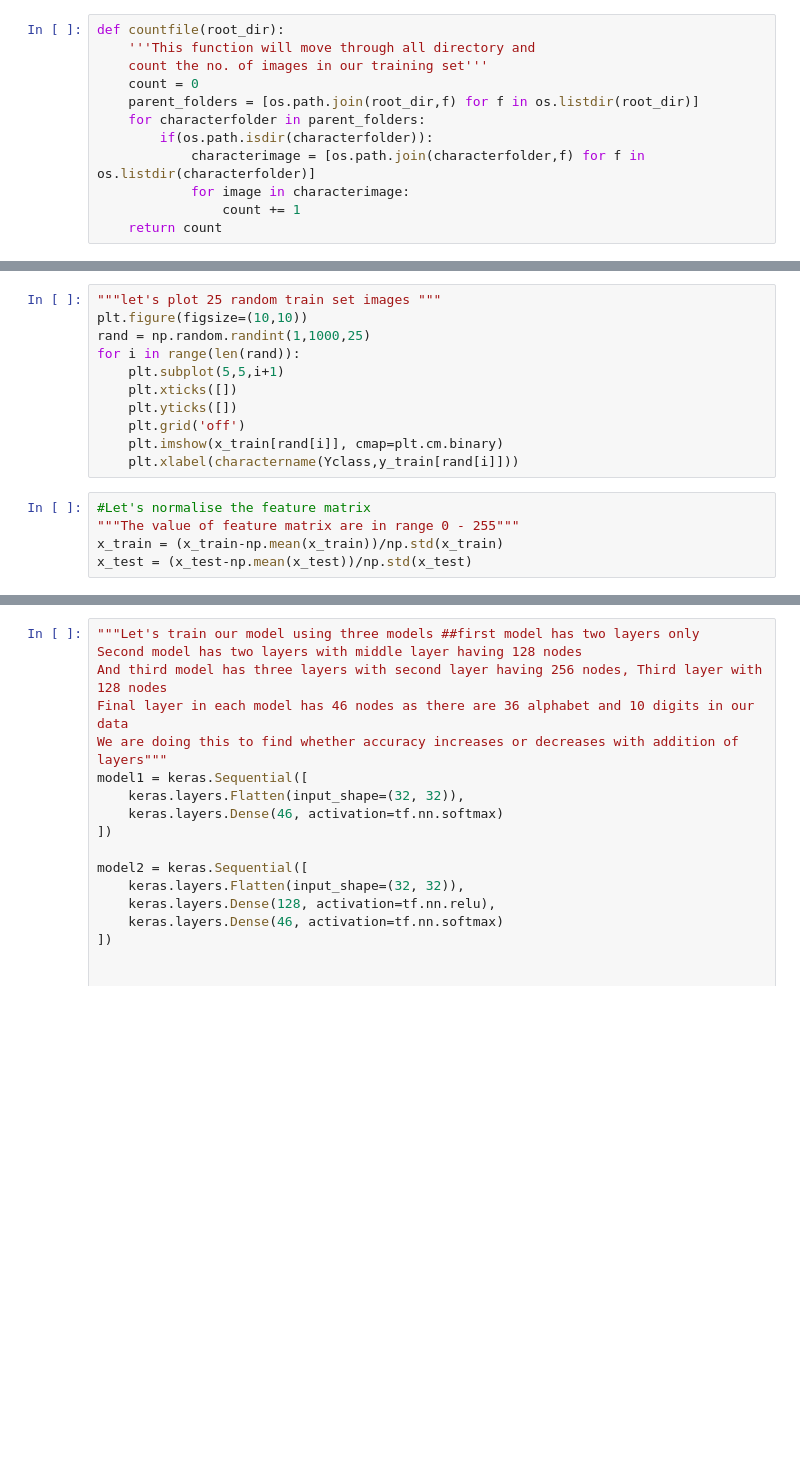
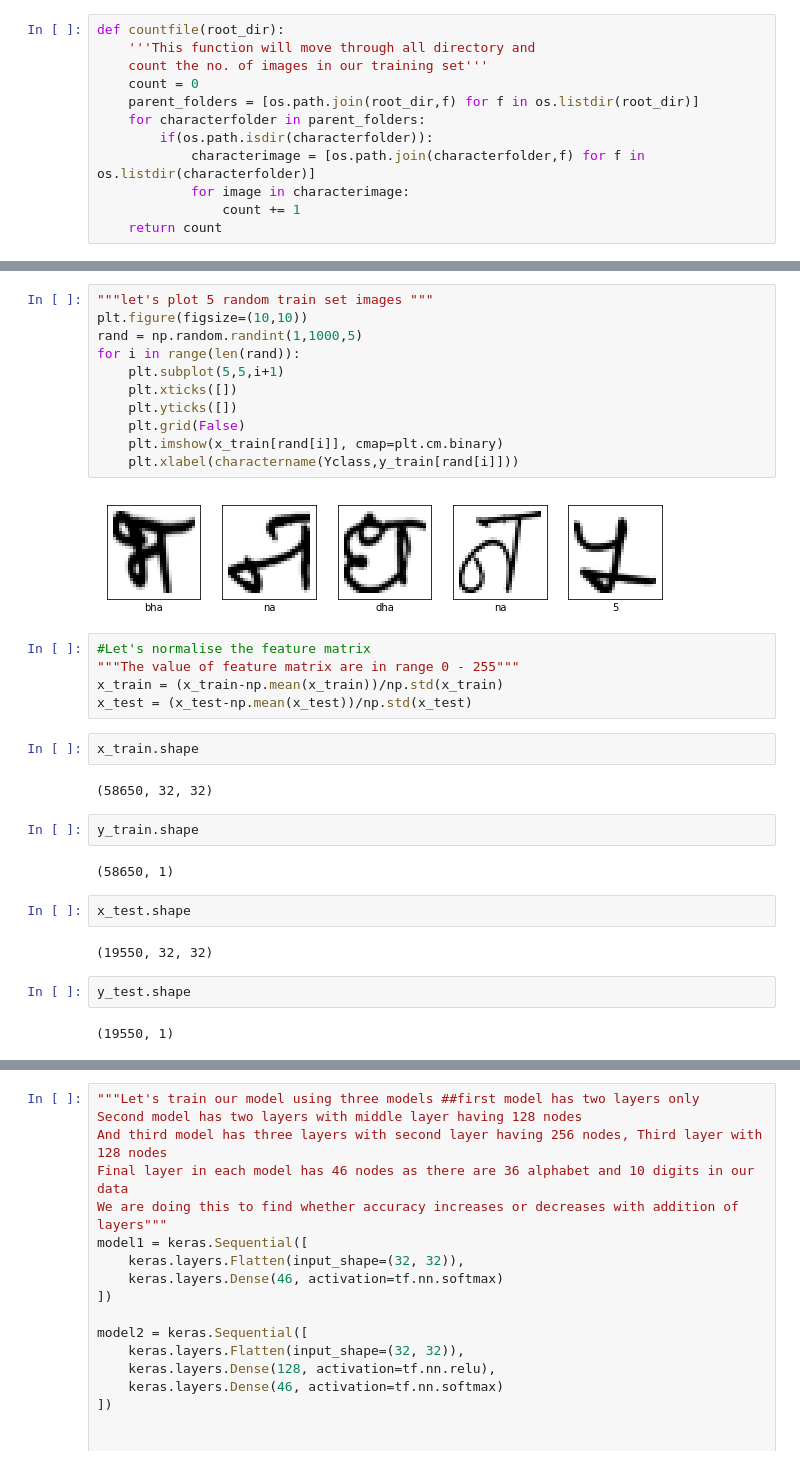
Before and after one commit to phenilb/Devanagari-Handwritten-Character-Recognition, a Jupyter notebook: devnagri-dataset.ipynb, the cells around one changed output, grey strips where cells are left out. Cells and saved outputs as stored; diff of their text form; blank space fills up the shorter version.

```diff
--- a/devnagri-dataset.ipynb
+++ b/devnagri-dataset.ipynb
@@ -80,16 +183,34 @@ plt.xlabel(charactername(Yclass,y_train[rand]))
 # %%
-"""let's plot 25 random train set images """
+"""let's plot 5 random train set images """
 plt.figure(figsize=(10,10))
-rand = np.random.randint(1,1000,25)
+rand = np.random.randint(1,1000,5)
 for i in range(len(rand)):
     plt.subplot(5,5,i+1)
     plt.xticks([])
     plt.yticks([])
-    plt.grid('off')
+    plt.grid(False)
     plt.imshow(x_train[rand[i]], cmap=plt.cm.binary)
     plt.xlabel(charactername(Yclass,y_train[rand[i]]))
+# %% [output]
+[figure, added]
 # %%
 #Let's normalise the feature matrix
 """The value of feature matrix are in range 0 - 255"""
 x_train = (x_train-np.mean(x_train))/np.std(x_train)
 x_test = (x_test-np.mean(x_test))/np.std(x_test)
+# %%
+x_train.shape
+# %% [output]
+(58650, 32, 32)
+# %%
+y_train.shape
+# %% [output]
+(58650, 1)
+# %%
+x_test.shape
+# %% [output]
+(19550, 32, 32)
+# %%
+y_test.shape
+# %% [output]
+(19550, 1)
```
Also changed, not shown: parts of 15 cells of this notebook, 1 other file.
